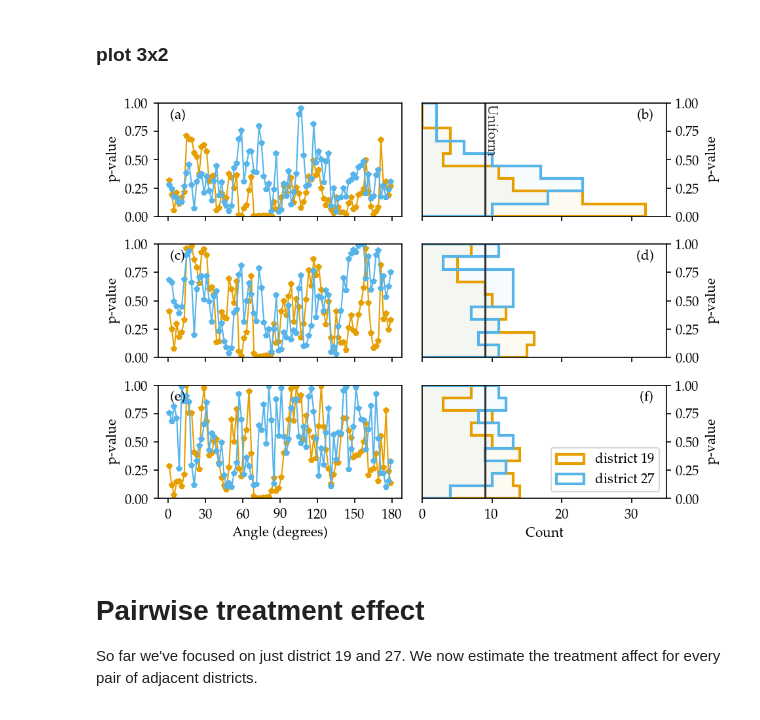
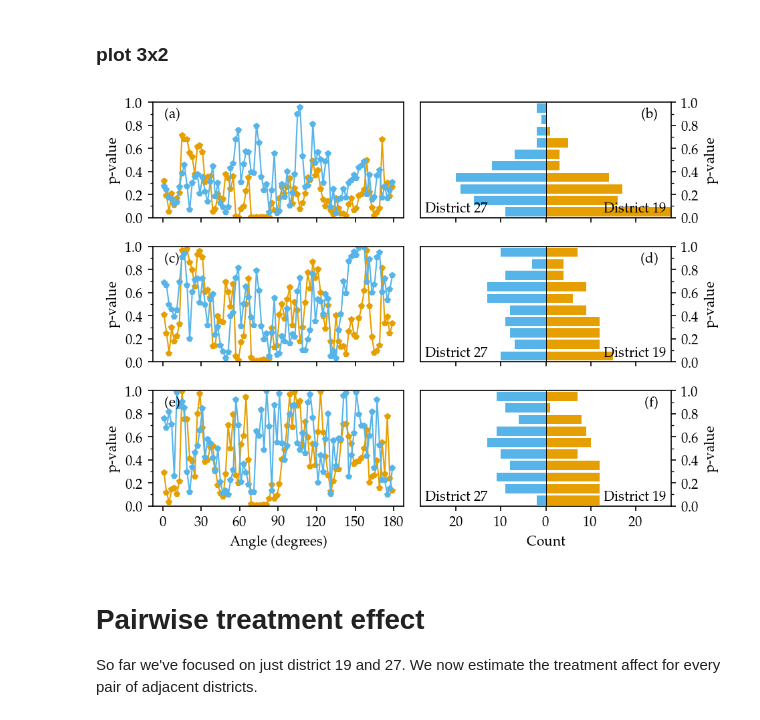
Before and after one commit to maximerischard/GeoRDD.jl, a Jupyter notebook: notebooks/NYC_analysis-2015.ipynb, the cells around one changed output. Drawn from its saved outputs; the diff is of its cells as text; code cells hidden in the pictures.

Commit message:
rerun NYC 2015 notebook with new histograms

```diff
--- a/notebooks/NYC_analysis-2015.ipynb
+++ b/notebooks/NYC_analysis-2015.ipynb
@@ -86,3 +91,7 @@ figures_dir = "/path/to/plots/directory/"
+# %%
+do_savefig = true
+figures_dir = "/Users/imolk/Documents/Harvard/Miratrix/rdd-coverage/Maxime/figures"
+;
 # %%
 using GaussianProcesses
 using DataFrames
@@ -107,5 +116,6 @@ plt.rc("savefig", dpi=150.0)
 plt.rc("text", usetex=true)
 plt.rc("font", family="serif")
 plt.rc("font", serif="Palatino")
+plt.rc("pdf", fonttype=42)
 cbbPalette = ["#E69F00", "#56B4E9", "#009E73", "#F0E442", "#0072B2", "#D55E00", "#CC79A7"]
 ;
@@ -543,15 +542,0 @@ end
-# %%
-distrA,distrB=19,27
-border = GeoRDD.get_border(nyc_rd[distrA], nyc_rd[distrB], 10.0)
-sentinels = GeoRDD.sentinels(border, 100)
-gridspace= 200.0 # feet
-gridA = GeoRDD.region_grid(schdistr_shape_dict[distrA], gridspace)
-gridB = GeoRDD.region_grid(schdistr_shape_dict[distrB], gridspace)
-
-gpA = resid_GP_dict[distrA]
-gpB = resid_GP_dict[distrB]
-predgridA=GaussianProcesses.predict_f(gpA, gridA; full_cov=false)[1]
-predgridB=GaussianProcesses.predict_f(gpB, gridB; full_cov=false)[1]
-predA_b = GaussianProcesses.predict_f(gpA, sentinels; full_cov=false)[1]
-predB_b = GaussianProcesses.predict_f(gpB, sentinels; full_cov=false)[1]
-;
@@ -914,45 +842,59 @@ end
 # %% [markdown]
 ### plot 3x2
 # %%
+function counts_xticks()
+    ax = plt.gca()
+    ax.set_xticks(-20:10:20, minor=false)
+    plt.xlim(-28,28)
+end
 plt.subplot(3,2,1)
 plot_placebo_pval_trace(1:2:180, placebo_mll_A, placebo_mll_B, pval_mll; plot_obs=false)
+NYC.pval_yticks()
 NYC.hide_xaxis()
 NYC.title_in_axis("(a)", :left)
 plt.subplot(3,2,2)
-plot_placebo_pval_horiz_hist(placebo_mll_A, placebo_mll_B, pval_mll; plot_obs=false, label_unif=true)
+counts_xticks()
+plot_placebo_backtoback_hist(placebo_mll_A, placebo_mll_B)
+# plot_placebo_pval_horiz_hist(placebo_mll_A, placebo_mll_B, pval_mll; plot_obs=false, label_unif=true)
+NYC.pval_yticks()
 NYC.yaxis_right()
-plt.xlim(0, 35)
 NYC.hide_xaxis()
 NYC.title_in_axis("(b)", :right)
 
 plt.subplot(3,2,3)
 plot_placebo_pval_trace(1:2:180, placebo_chi_A, placebo_chi_B, pval_chi2; plot_obs=false)
+NYC.pval_yticks()
 NYC.hide_xaxis()
 NYC.title_in_axis("(c)", :left)
 plt.subplot(3,2,4)
-plot_placebo_pval_horiz_hist(placebo_chi_A, placebo_chi_B, pval_chi2; plot_obs=false, label_unif=false)
+counts_xticks()
+plot_placebo_backtoback_hist(placebo_chi_A, placebo_chi_B)
+# plot_placebo_pval_horiz_hist(placebo_chi_A, placebo_chi_B, pval_chi2; plot_obs=false, label_unif=false)
+NYC.pval_yticks()
 NYC.yaxis_right()
-plt.xlim(0, 35)
 NYC.hide_xaxis()
 NYC.title_in_axis("(d)", :right)
 
 plt.subplot(3,2,5)
 plot_placebo_pval_trace(1:2:180, placebo_invvar_A, placebo_invvar_B, pval_invvar_calib; plot_obs=false)
+NYC.pval_yticks()
 NYC.title_in_axis("(e)", :left)
 plt.subplot(3,2,6)
-plot_placebo_pval_horiz_hist(placebo_invvar_A, placebo_invvar_B, pval_invvar_calib; plot_obs=false, label_unif=false)
+counts_xticks()
+plot_placebo_backtoback_hist(placebo_invvar_A, placebo_invvar_B)
+# plot_placebo_pval_horiz_hist(placebo_invvar_A, placebo_invvar_B, pval_invvar_calib; plot_obs=false, label_unif=false)
+NYC.pval_yticks()
 NYC.yaxis_right()
-plt.xlim(0, 35)
 NYC.title_in_axis("(f)", :right)
-plt.legend(loc="lower right")
+# plt.legend(loc="lower right")
 
 plt.gcf().tight_layout()
 if do_savefig
     plt.savefig(joinpath(figures_dir, "NYC_placebos.pdf"), bbox_inches="tight")
     plt.savefig(joinpath(figures_dir, "NYC_placebos.png"), bbox_inches="tight")
 end
 # %% [output]
-[figure, old version]
+[figure, new version]
 # %% [markdown]
 # Pairwise treatment effect
 
```
Also changed, not shown: parts of 33 cells of this notebook.
